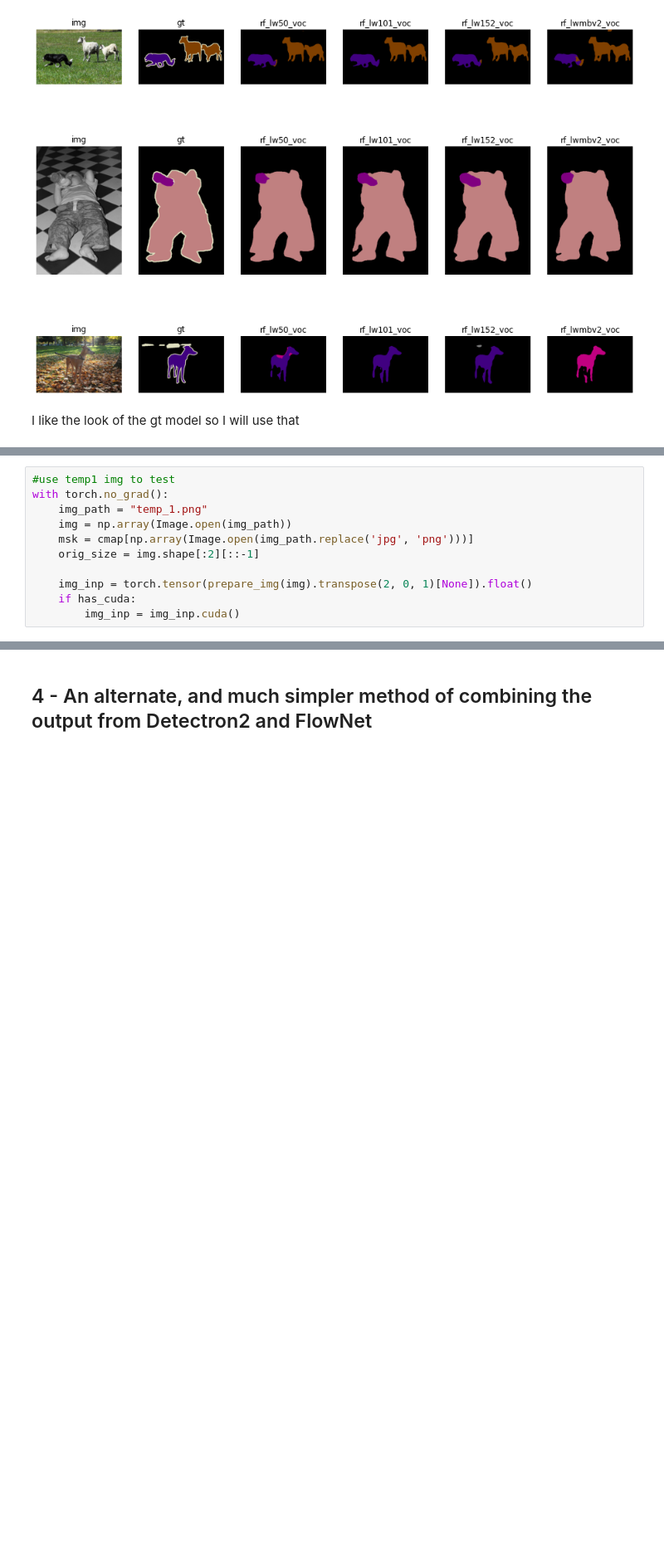
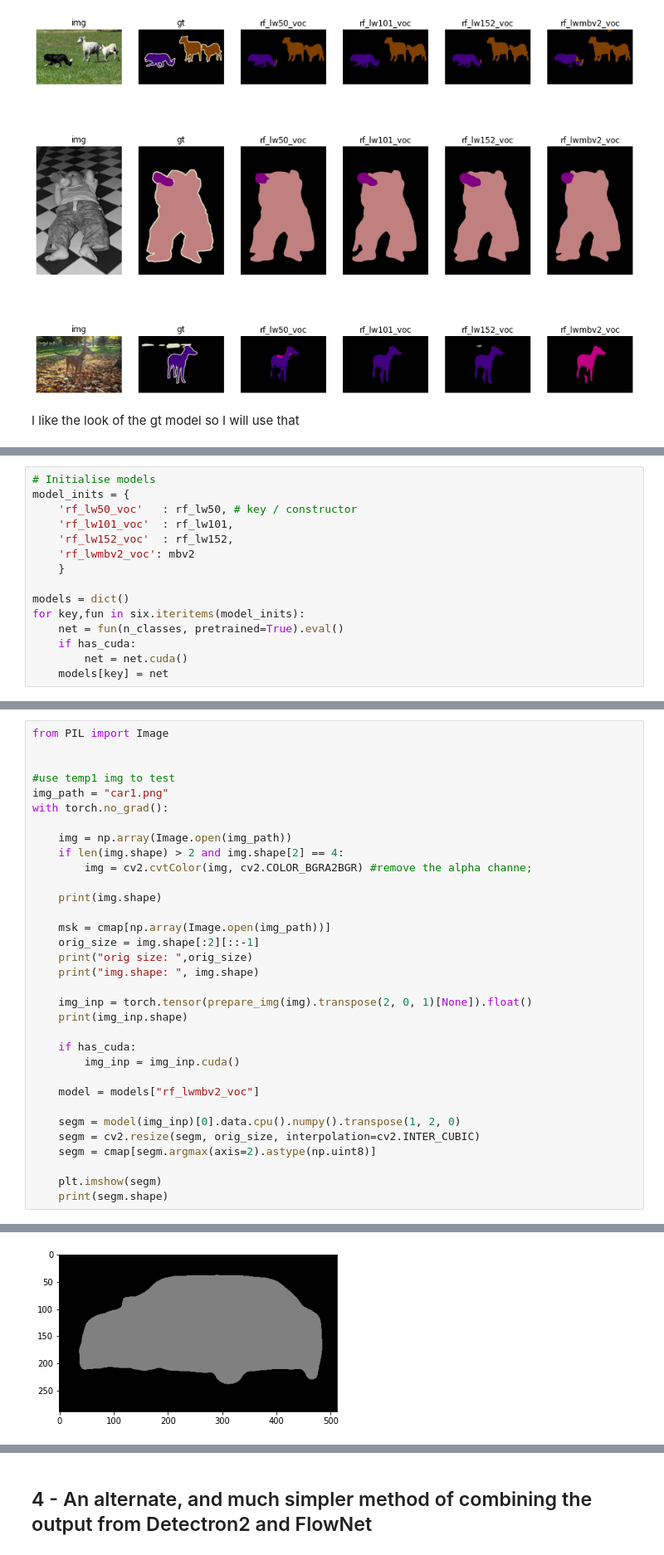
Before and after one commit to scploeger/engg3130-final-project, a Jupyter notebook: Final_Notebook_w_training.ipynb, the cells around one changed output, grey strips where cells are left out. Shown at 83% size. Saved outputs shown, nothing was run; the diff lists cells and outputs as text; blank space fills up the shorter version.

```diff
--- a/Final_Notebook_w_training.ipynb
+++ b/Final_Notebook_w_training.ipynb
@@ -1067,0 +1100,15 @@ I like the look of the gt model so I will use that
+# %%
+# Initialise models
+model_inits = {
+    'rf_lw50_voc'   : rf_lw50, # key / constructor
+    'rf_lw101_voc'  : rf_lw101,
+    'rf_lw152_voc'  : rf_lw152,
+    'rf_lwmbv2_voc': mbv2
+    }
+
+models = dict()
+for key,fun in six.iteritems(model_inits):
+    net = fun(n_classes, pretrained=True).eval()
+    if has_cuda:
+        net = net.cuda()
+    models[key] = net
@@ -1068,12 +1122,34 @@ I like the look of the gt model so I will use that
 # %%
+from PIL import Image
+
+
 #use temp1 img to test
+img_path = "car1.png"
 with torch.no_grad():
-    img_path = "temp_1.png"
+
     img = np.array(Image.open(img_path))
-    msk = cmap[np.array(Image.open(img_path.replace('jpg', 'png')))]
+    if len(img.shape) > 2 and img.shape[2] == 4:
+        img = cv2.cvtColor(img, cv2.COLOR_BGRA2BGR) #remove the alpha channe;
+
+    print(img.shape)
+
+    msk = cmap[np.array(Image.open(img_path))]
     orig_size = img.shape[:2][::-1]
+    print("orig size: ",orig_size)
+    print("img.shape: ", img.shape)
 
     img_inp = torch.tensor(prepare_img(img).transpose(2, 0, 1)[None]).float()
+    print(img_inp.shape)
+
     if has_cuda:
         img_inp = img_inp.cuda()
+
+    model = models["rf_lwmbv2_voc"]
+
+    segm = model(img_inp)[0].data.cpu().numpy().transpose(1, 2, 0)
+    segm = cv2.resize(segm, orig_size, interpolation=cv2.INTER_CUBIC)
+    segm = cmap[segm.argmax(axis=2).astype(np.uint8)]
+
+    plt.imshow(segm)
+    print(segm.shape)
 # %% [output]
@@ -1080,0 +1161 @@ ValueError: operands could not be broadcast together with shapes (288,432,4) (1,
+[figure, added]
```
Also changed, not shown: parts of 42 cells of this notebook, 1 other file.
